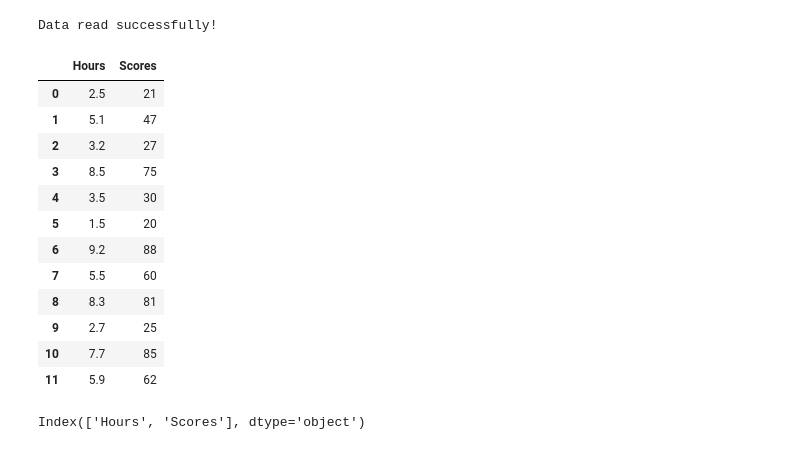
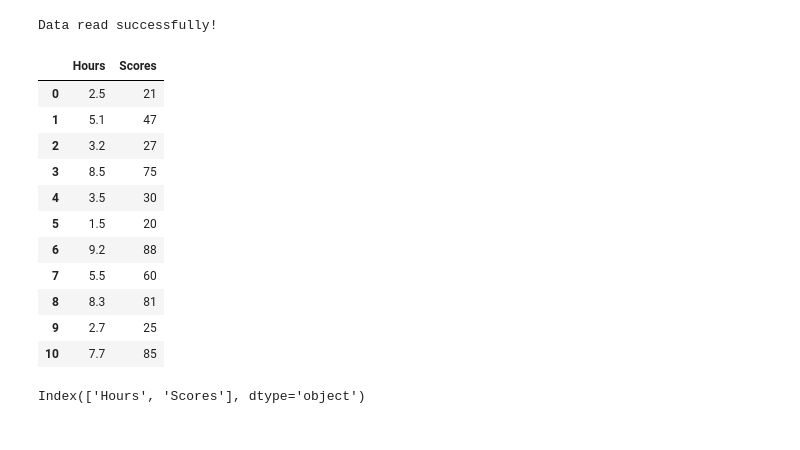
Before and after one commit to rakshitha2299/explore_supervised_ML_-task1, a Jupyter notebook: task2_supervised_ml.ipynb, the cells around one changed output. Drawn from its saved outputs; the diff is of its cells as text; code cells hidden in the pictures.

```diff
--- a/task2_supervised_ml.ipynb
+++ b/task2_supervised_ml.ipynb
@@ -14,21 +14,20 @@ print('Data read successfully!')
 Data read successfully!
 # %%
 
-df.head(12)
+df.head(11)
 # %% [output]
 |  | Hours | Scores |
 | 0 | 2.5 | 21 |
 | 1 | 5.1 | 47 |
 | 2 | 3.2 | 27 |
 | 3 | 8.5 | 75 |
 | 4 | 3.5 | 30 |
 | 5 | 1.5 | 20 |
 | 6 | 9.2 | 88 |
 | 7 | 5.5 | 60 |
 | 8 | 8.3 | 81 |
 | 9 | 2.7 | 25 |
 | 10 | 7.7 | 85 |
-| 11 | 5.9 | 62 |
 # %%
 df.columns
 # %% [output]
```
